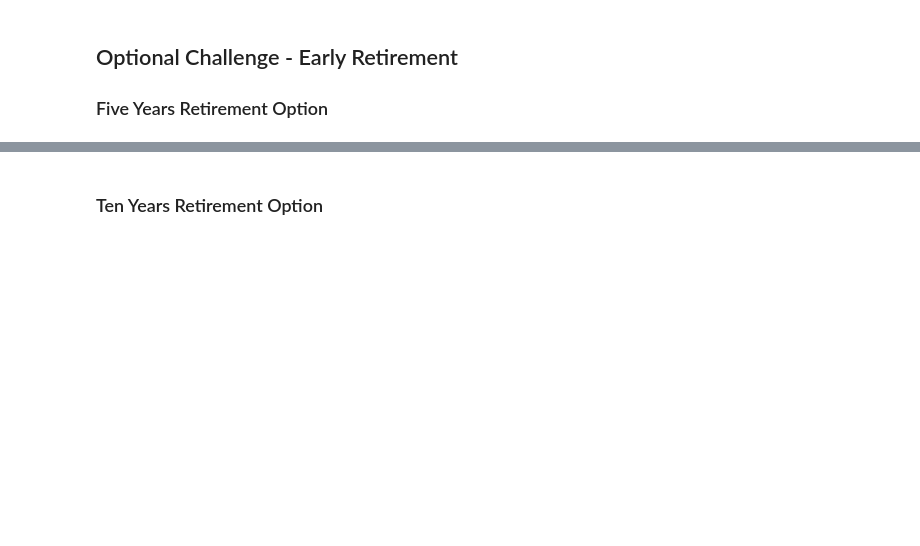
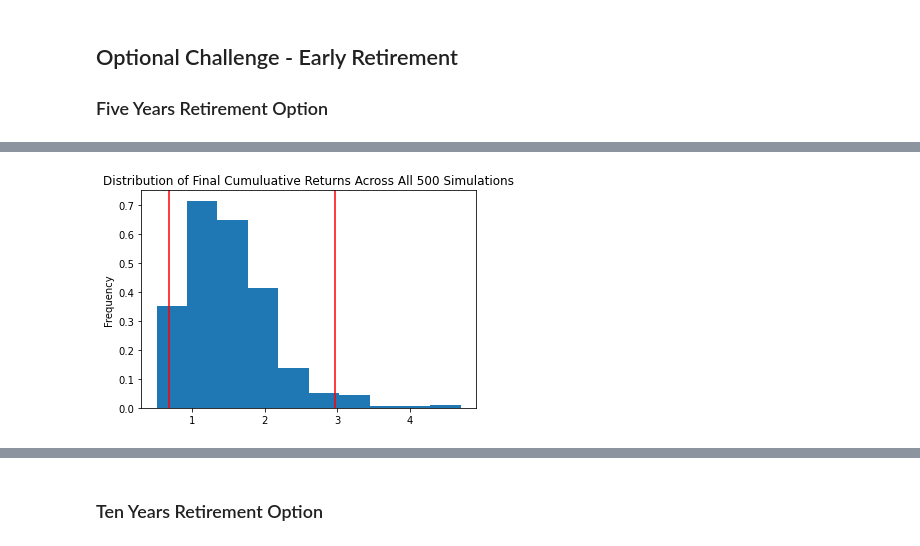
Before and after one commit to eduardo20calvo/Financial-Planner, a Jupyter notebook: Financial-Planner/financial-planner.ipynb, the cells around one changed output, grey strips where cells are left out. Cells and saved outputs as stored; diff of their text form; code cells hidden in the pictures; blank space fills up the shorter version.

```diff
--- a/Financial-Planner/financial-planner.ipynb
+++ b/Financial-Planner/financial-planner.ipynb
@@ -358,5 +410,7 @@ print(f"There is a 95% chance that an initial investment of ${initial_investment
 # %%
 # Plot probability distribution and confidence intervals
-# YOUR CODE HERE!
+dist_plot_5_year = MC_5_year.plot_distribution()
+# %% [output]
+[figure, added]
 # %%
 # Fetch summary statistics from the Monte Carlo simulation results
```
Also changed, not shown: parts of 22 cells of this notebook.
